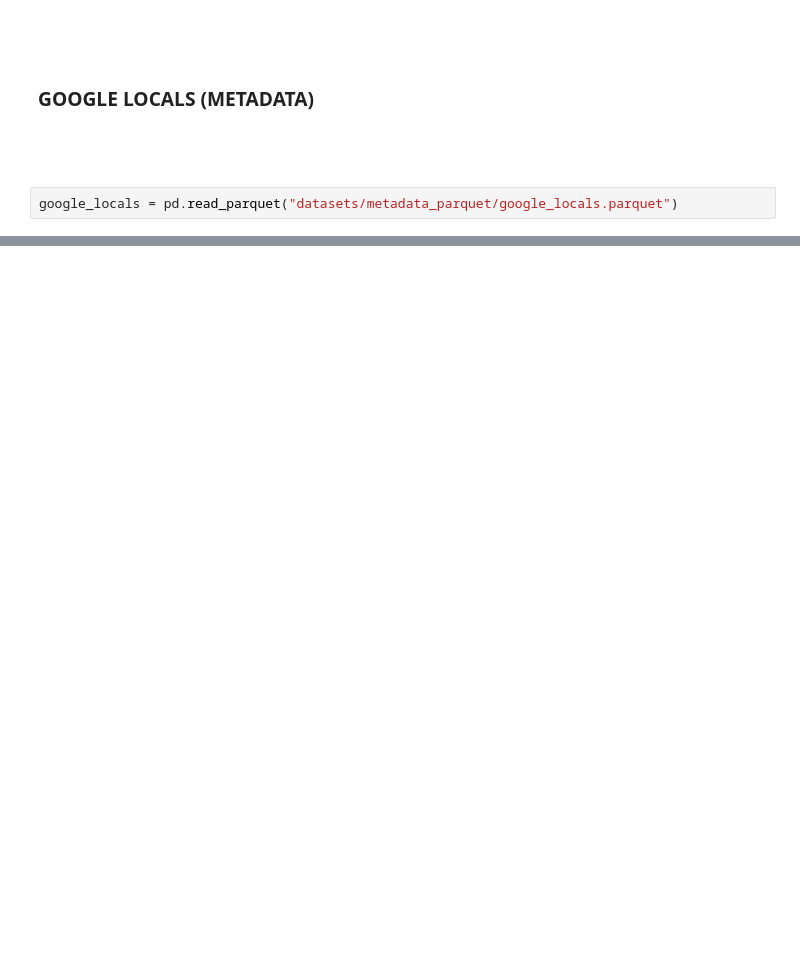
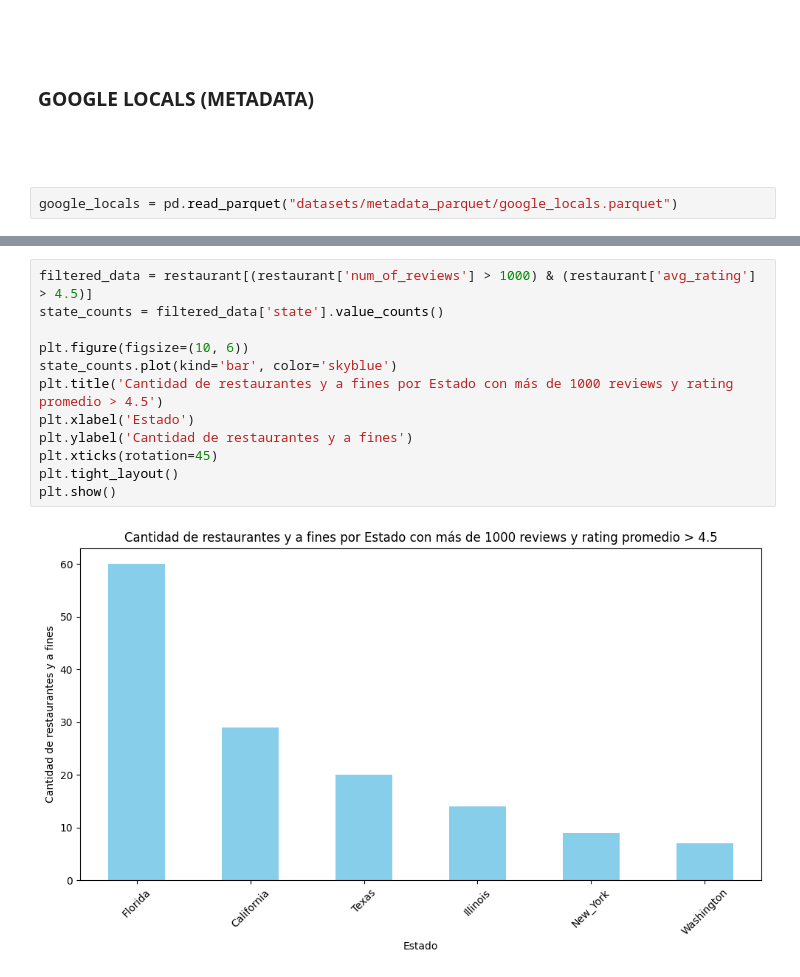
Before and after one commit to PierottiBR/YELP-GOOGLE-MAPS---REVIEWS-AND-RECOMMENDATIONS, a Jupyter notebook: EDA_google.ipynb, the cells around one changed output, grey strips where cells are left out. Cells and saved outputs as stored; diff of their text form; blank space fills up the shorter version.

```diff
--- a/EDA_google.ipynb
+++ b/EDA_google.ipynb
@@ -312,0 +577,14 @@ print(all_categories.head(10))
+# %%
+filtered_data = restaurant[(restaurant['num_of_reviews'] > 1000) & (restaurant['avg_rating'] > 4.5)]
+state_counts = filtered_data['state'].value_counts()
+
+plt.figure(figsize=(10, 6))
+state_counts.plot(kind='bar', color='skyblue')
+plt.title('Cantidad de restaurantes y a fines por Estado con más de 1000 reviews y rating promedio > 4.5')
+plt.xlabel('Estado')
+plt.ylabel('Cantidad de restaurantes y a fines')
+plt.xticks(rotation=45)
+plt.tight_layout()
+plt.show()
+# %% [output]
+[figure, added]
```
Also changed, not shown: parts of 30 cells of this notebook.
